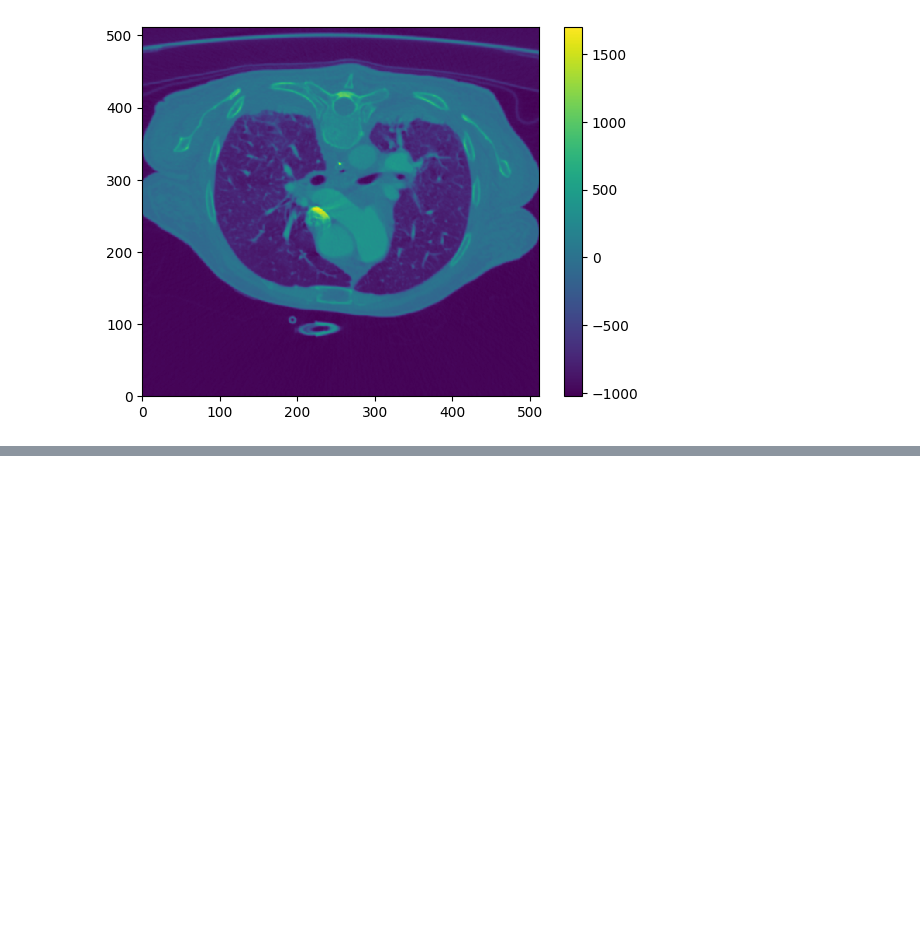
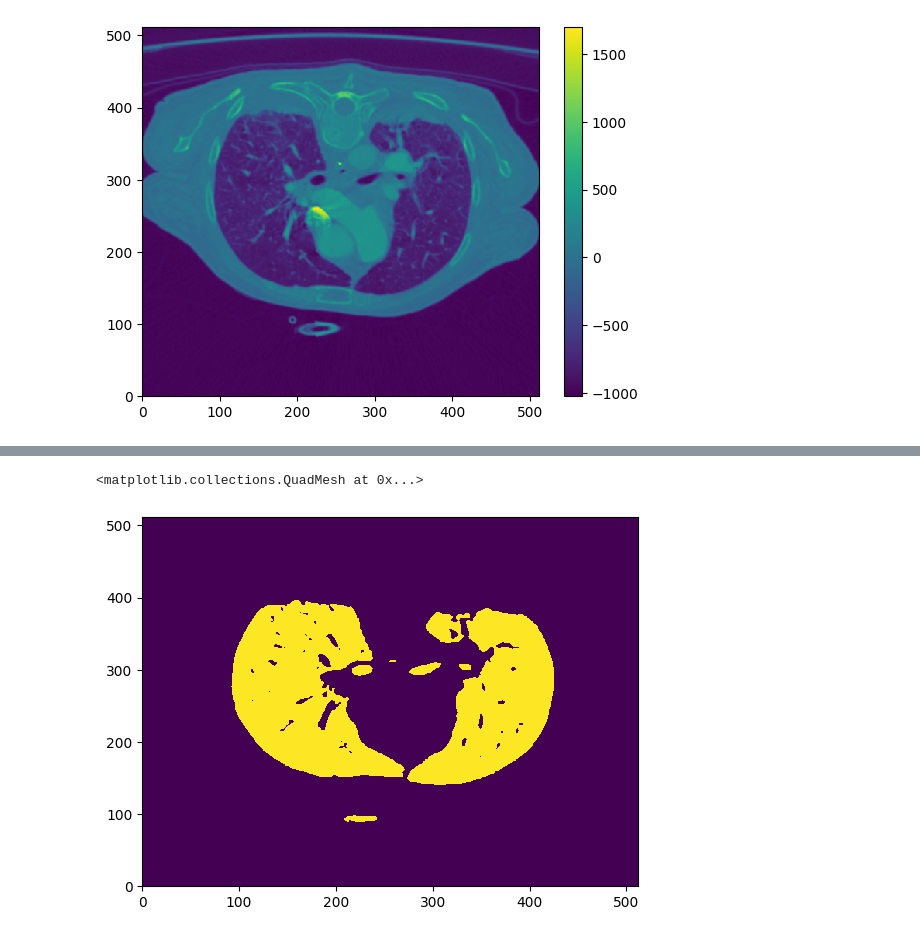
Before and after one commit to VISEF-ISEF-team/VasculAR, a Jupyter notebook: src/lung_seg.ipynb, the cells around one changed output, grey strips where cells are left out. Cells and saved outputs as stored; diff of their text form; code cells hidden in the pictures; blank space fills up the shorter version.

```diff
--- a/src/lung_seg.ipynb
+++ b/src/lung_seg.ipynb
@@ -77,0 +84,6 @@ plt.colorbar()
+# %%
+mask = np.vectorize(clear_border, signature='(n,m)->(n,m)')(mask)
+plt.pcolormesh(mask[100])
+# %% [output]
+<matplotlib.collections.QuadMesh at 0x...>
+[figure, added]
```
Also changed, not shown: parts of 16 cells of this notebook, 2 other files.
